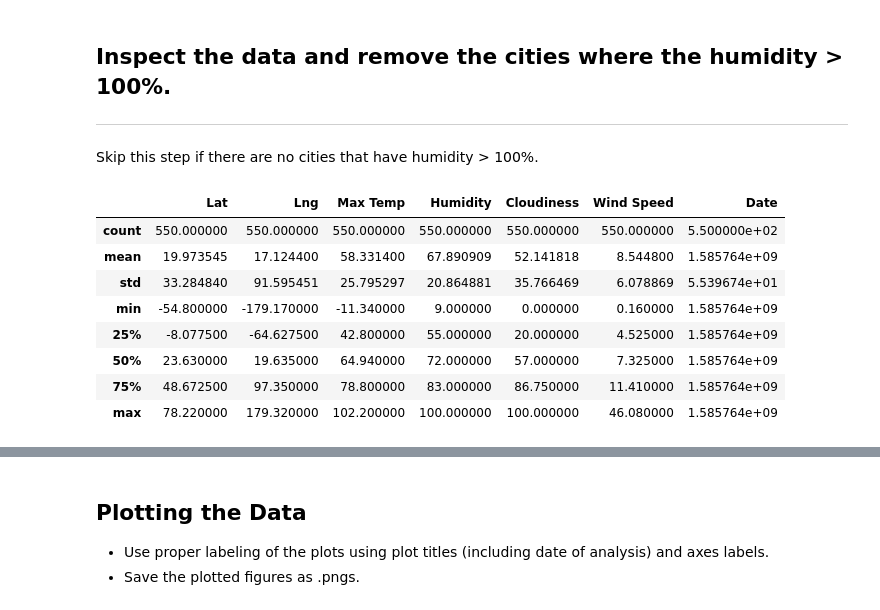
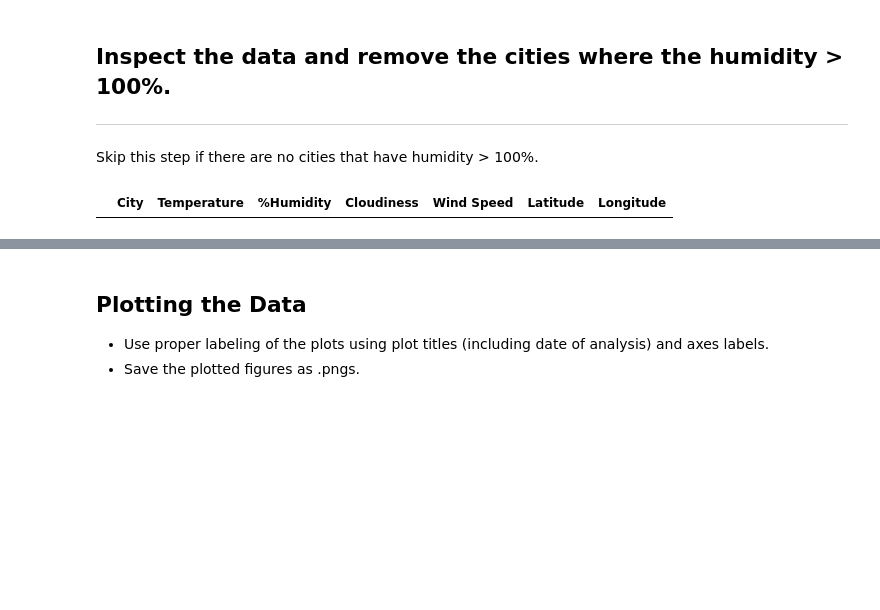
Before and after one commit to j-eikens/python-api-challenge, a Jupyter notebook: WeatherPY.ipynb, the cells around one changed output, grey strips where cells are left out. Saved outputs shown, nothing was run; the diff lists cells and outputs as text; code cells hidden in the pictures; blank space fills up the shorter version.

Commit message:
created df and csv with city weather results

```diff
--- a/WeatherPY.ipynb
+++ b/WeatherPY.ipynb
@@ -56,2 +61,29 @@ len(cities)
 # %%
+#creating lists with city weather data
+temperature = []
+humidity = []
+cloudiness = []
+wind_speed = []
+city_list = []
+lat_list = []
+lng_list = []
+count = 0
+
+for city in cities:
+
+    count += 1
+    print(f'City number: {count}. City name: {city}')
+
+    try:
+        response = requests.get(query_url + city).json()
+        temperature.append((response['main']['temp']))
+        humidity.append((response['main']['humidity']))
+        cloudiness.append((response['clouds']['all']))
+        wind_speed.append((response['wind']['speed']))
+        lat_list.append((response['coord']['lat']))
+        lng_list.append((response['coord']['lon']))
+        city_list.append(city)
+
+    except:
+        print('You have an error.')
 # %% [output]
@@ -76,3 +108,15 @@ Data Retrieval Complete
 ### Convert Raw Data to DataFrame
 * Export the city data into a .csv.
 * Display the DataFrame
+# %%
+#create df from city weather query results
+weather_dict = {"City": city_list,
+               "Temperature": temperature,
+               "%Humidity": humidity,
+               "Cloudiness":cloudiness,
+               "Wind Speed": wind_speed,
+               "Latitude": lat_list,
+               "Longitude": lng_list}
+
+weather_data = pd.DataFrame(weather_dict)
+weather_data
@@ -100,13 +142,7 @@ Data Retrieval Complete
 ----
 Skip this step if there are no cities that have humidity > 100%.
 # %%
+#there are no cities in this df with humidity > 100%
+weather_data.loc[weather_data['%Humidity'] > 100]
 # %% [output]
-|  | Lat | Lng | Max Temp | Humidity | Cloudiness | Wind Speed | Date |
-| count | 550.000000 | 550.000000 | 550.000000 | 550.000000 | 550.000000 | 550.000000 | 5.500000e+02 |
-| mean | 19.973545 | 17.124400 | 58.331400 | 67.890909 | 52.141818 | 8.544800 | 1.585764e+09 |
-| std | 33.284840 | 91.595451 | 25.795297 | 20.864881 | 35.766469 | 6.078869 | 5.539674e+01 |
-| min | -54.800000 | -179.170000 | -11.340000 | 9.000000 | 0.000000 | 0.160000 | 1.585764e+09 |
-| 25% | -8.077500 | -64.627500 | 42.800000 | 55.000000 | 20.000000 | 4.525000 | 1.585764e+09 |
-| 50% | 23.630000 | 19.635000 | 64.940000 | 72.000000 | 57.000000 | 7.325000 | 1.585764e+09 |
-| 75% | 48.672500 | 97.350000 | 78.800000 | 83.000000 | 86.750000 | 11.410000 | 1.585764e+09 |
-| max | 78.220000 | 179.320000 | 102.200000 | 100.000000 | 100.000000 | 46.080000 | 1.585764e+09 |
+|  | City | Temperature | %Humidity | Cloudiness | Wind Speed | Latitude | Longitude |
```
Also changed, not shown: parts of 21 cells of this notebook, 2 other files.
